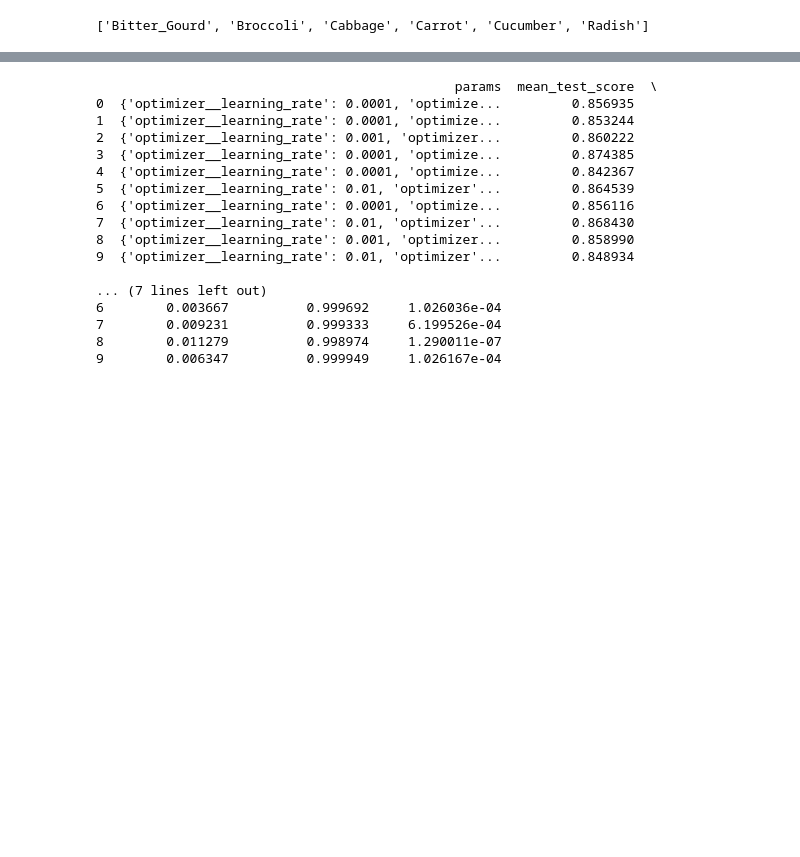
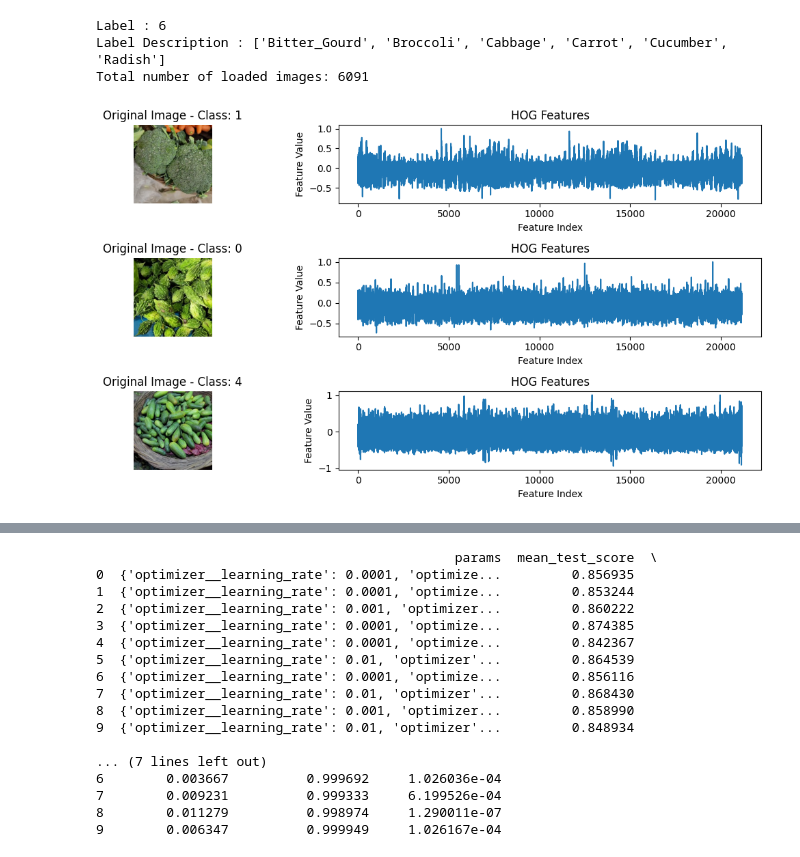
Before and after one commit to adityaajinug/bpnn-image-classify, a Jupyter notebook: bpnn-random-search-feature-extract.ipynb, the cells around one changed output, grey strips where cells are left out. Cells and saved outputs as stored; diff of their text form; code cells hidden in the pictures; blank space fills up the shorter version.

```diff
--- a/bpnn-random-search-feature-extract.ipynb
+++ b/bpnn-random-search-feature-extract.ipynb
@@ -43,7 +43,7 @@ def extract_hog_features(image):
 
     return channel_hogs
 # Load and preprocess data
-X, y = [], []
+X, y, images = [], [], []
 
 for class_folder in os.listdir(data_path):
     class_path = os.path.join(data_path, class_folder)
@@ -58,6 +58,7 @@ for class_folder in os.listdir(data_path):
         # Append features and labels
         X.append(hog_features)
         y.append(class_folder)
+        images.append(image)
 
 X = np.array(X)
 y = np.array(y)
@@ -74,11 +75,40 @@ label_encoder = LabelEncoder()
 y_encoded = label_encoder.fit_transform(y)
 
 # Split the data
-X_train, X_test, y_train, y_test = train_test_split(X, y_encoded, test_size=0.2, random_state=42)
+X_train, X_test, y_train, y_test, images_train, images_test = train_test_split(
+    X, y_encoded, images, test_size=0.2, random_state=42
+)
-# %%
-os.listdir(data_path)
-# %% [output]
-['Bitter_Gourd', 'Broccoli', 'Cabbage', 'Carrot', 'Cucumber', 'Radish']
+# %%
+print("Label :",len(os.listdir(data_path)))
+print("Label Description :",os.listdir(data_path))
+# Print the number of loaded images
+total_images_loaded = len(images)
+print(f"Total number of loaded images: {total_images_loaded}")
+# %% [output]
+Label : 6
+Label Description : ['Bitter_Gourd', 'Broccoli', 'Cabbage', 'Carrot', 'Cucumber', 'Radish']
+Total number of loaded images: 6091
+# %%
+
+num_images_to_visualize = 3
+fig, axs = plt.subplots(num_images_to_visualize, 2, figsize=(12, 2 * num_images_to_visualize))
+
+for i in range(num_images_to_visualize):
+    # Display the original image
+    axs[i, 0].imshow(images_train[i][:, :, ::-1])  # OpenCV uses BGR, matplotlib uses RGB
+    axs[i, 0].set_title(f"Original Image - Class: {y_train[i]}")
+    axs[i, 0].axis("off")
+
+    # Display the HOG representation
+    axs[i, 1].plot(X_train[i])
+    axs[i, 1].set_title("HOG Features")
+    axs[i, 1].set_xlabel("Feature Index")
+    axs[i, 1].set_ylabel("Feature Value")
+
+plt.tight_layout()
+plt.show()
+# %% [output]
+[figure, added]
 # %%
 
 # Function to create the model with a variable number of dense units
```
